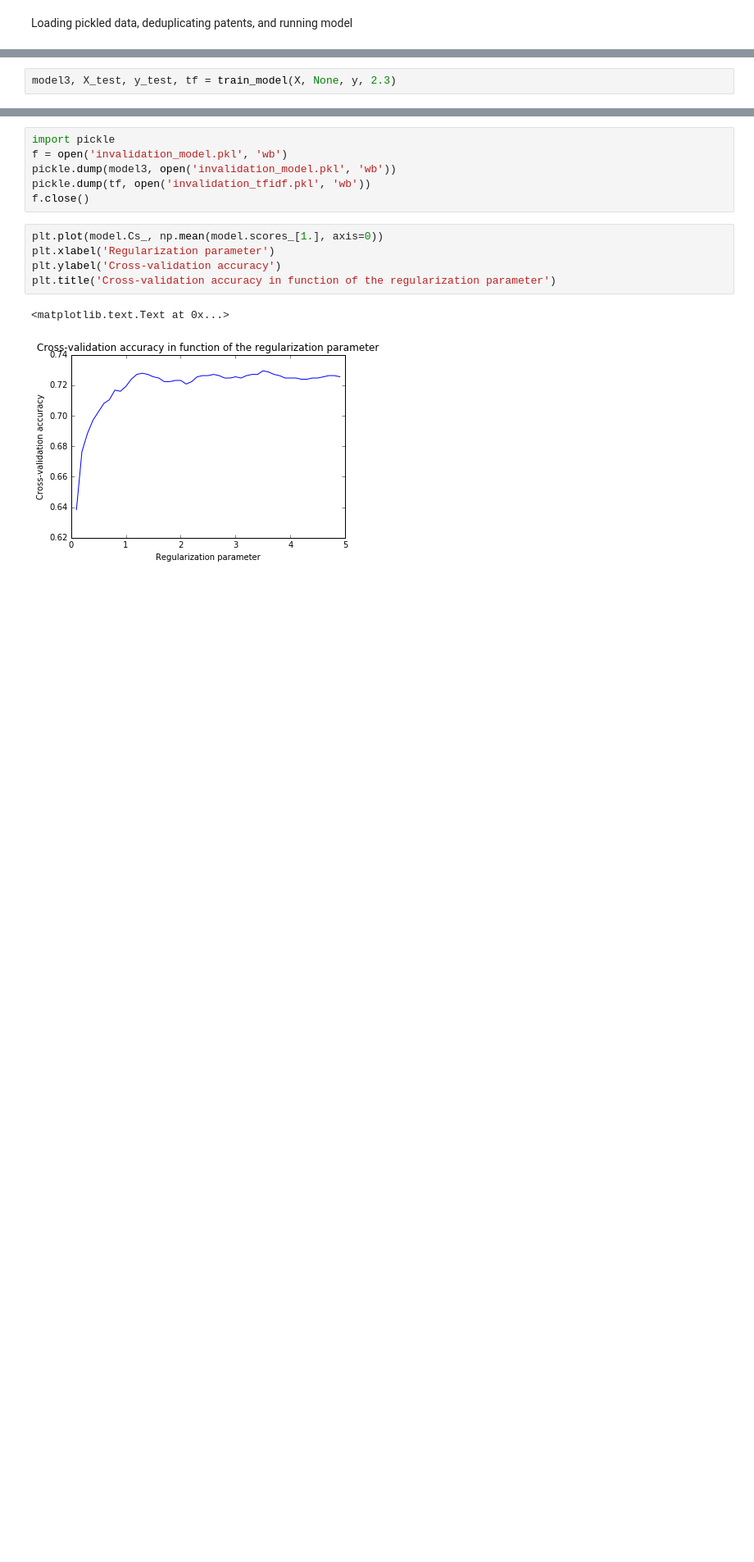
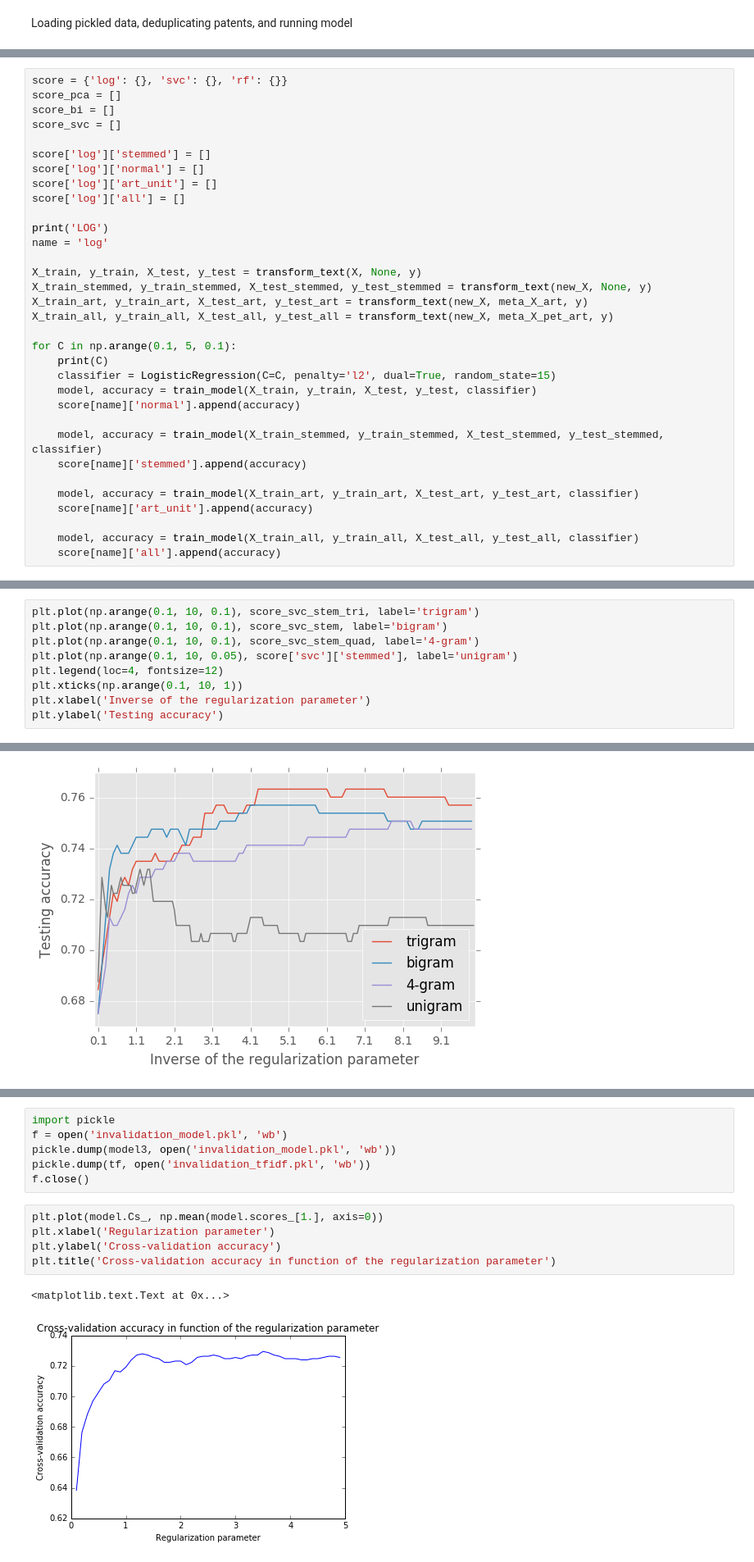
Before and after one commit to davidjwiner/cal-patent-lab, a Jupyter notebook: lib/notebooks/PTAB_predict_invalidation_final.ipynb, the cells around one changed output, grey strips where cells are left out. Shown at 82% size. Cells and saved outputs as stored; diff of their text form; blank space fills up the shorter version.

```diff
--- a/lib/notebooks/PTAB_predict_invalidation_final.ipynb
+++ b/lib/notebooks/PTAB_predict_invalidation_final.ipynb
@@ -230,2 +35,0 @@ def train_model(X, meta, y, C):
-# %%
-model3, X_test, y_test, tf = train_model(X, None, y, 2.3)
@@ -237,0 +138,33 @@ Recall is 0.166666666667
+# %%
+score = {'log': {}, 'svc': {}, 'rf': {}}
+score_pca = []
+score_bi = []
+score_svc = []
+
+score['log']['stemmed'] = []
+score['log']['normal'] = []
+score['log']['art_unit'] = []
+score['log']['all'] = []
+
+print('LOG')
+name = 'log'
+
+X_train, y_train, X_test, y_test = transform_text(X, None, y)
+X_train_stemmed, y_train_stemmed, X_test_stemmed, y_test_stemmed = transform_text(new_X, None, y)
+X_train_art, y_train_art, X_test_art, y_test_art = transform_text(new_X, meta_X_art, y)
+X_train_all, y_train_all, X_test_all, y_test_all = transform_text(new_X, meta_X_pet_art, y)
+
+for C in np.arange(0.1, 5, 0.1):
+    print(C)
+    classifier = LogisticRegression(C=C, penalty='l2', dual=True, random_state=15)
+    model, accuracy = train_model(X_train, y_train, X_test, y_test, classifier)
+    score[name]['normal'].append(accuracy)
+
+    model, accuracy = train_model(X_train_stemmed, y_train_stemmed, X_test_stemmed, y_test_stemmed, classifier)
+    score[name]['stemmed'].append(accuracy)
+
+    model, accuracy = train_model(X_train_art, y_train_art, X_test_art, y_test_art, classifier)
+    score[name]['art_unit'].append(accuracy)
+
+    model, accuracy = train_model(X_train_all, y_train_all, X_test_all, y_test_all, classifier)
+    score[name]['all'].append(accuracy)
@@ -237,0 +267,10 @@ Recall is 0.166666666667
+# %%
+plt.plot(np.arange(0.1, 10, 0.1), score_svc_stem_tri, label='trigram')
+plt.plot(np.arange(0.1, 10, 0.1), score_svc_stem, label='bigram')
+plt.plot(np.arange(0.1, 10, 0.1), score_svc_stem_quad, label='4-gram')
+plt.plot(np.arange(0.1, 10, 0.05), score['svc']['stemmed'], label='unigram')
+plt.legend(loc=4, fontsize=12)
+plt.xticks(np.arange(0.1, 10, 1))
+plt.xlabel('Inverse of the regularization parameter')
+plt.ylabel('Testing accuracy')
+# %% [output]
@@ -237,0 +278 @@ Recall is 0.166666666667
+[figure, added]
```
Also changed, not shown: parts of 66 cells of this notebook.
